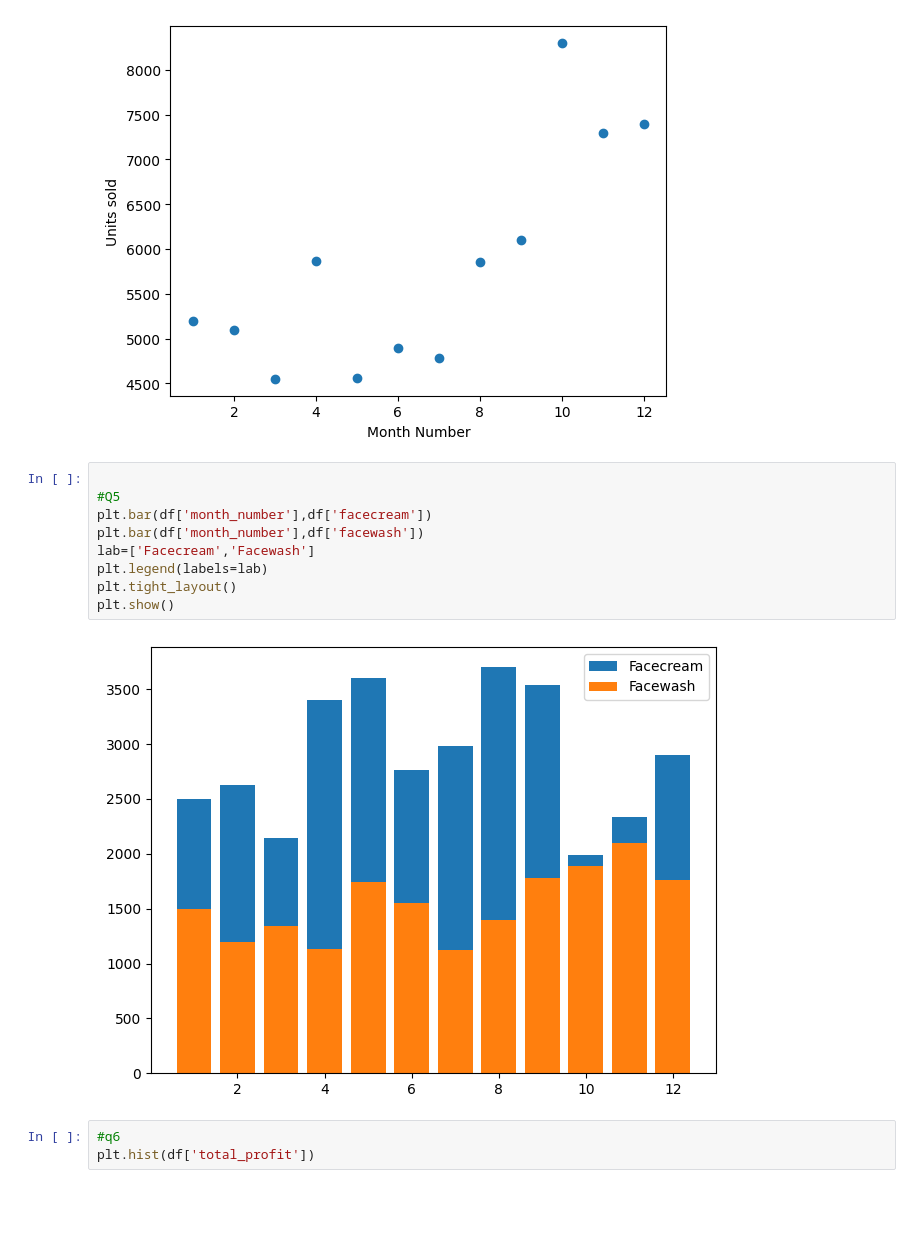
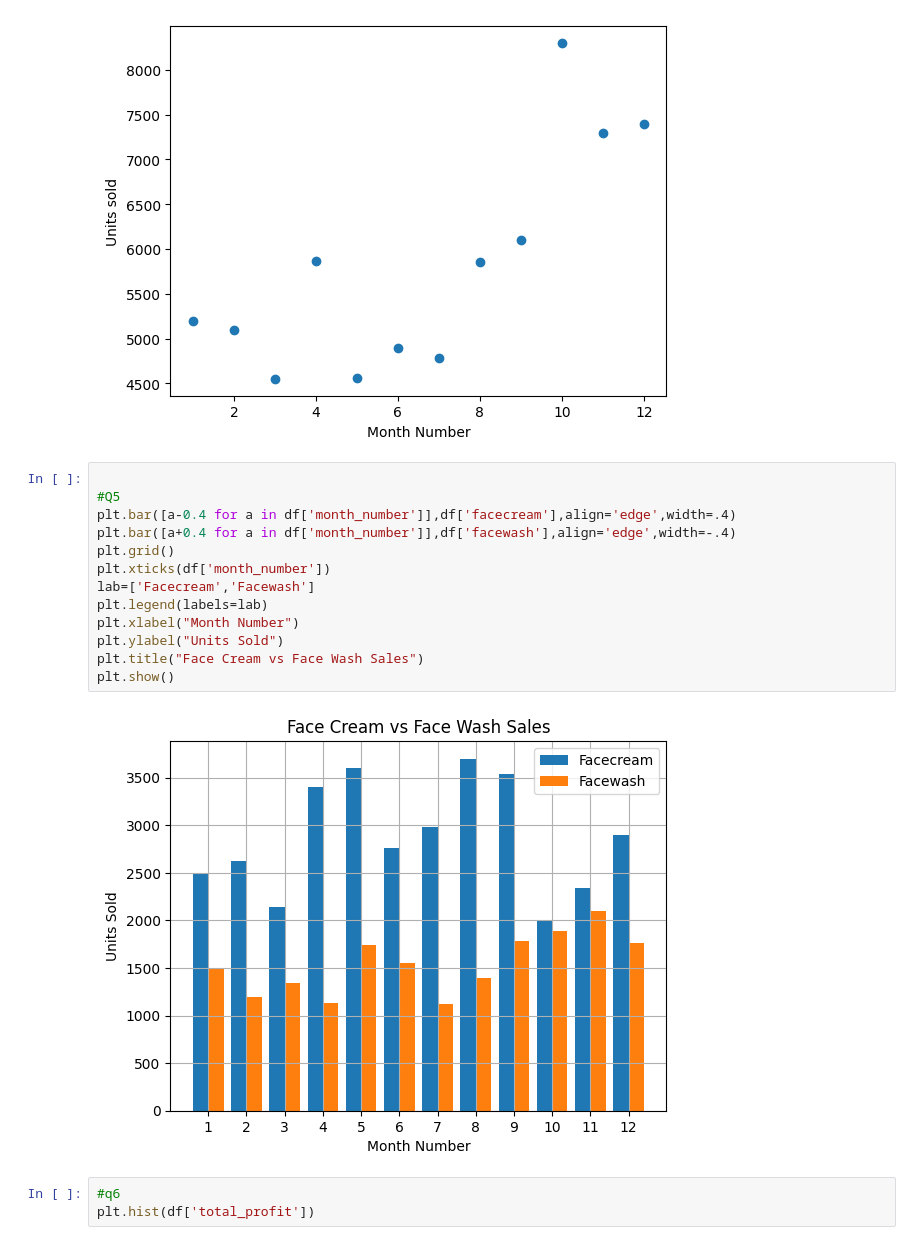
Before and after one commit to JoeVA2020/DS_OCT_ML, a Jupyter notebook: Mathplot/company_sales.ipynb, the cells around one changed output. Cells and saved outputs as stored; diff of their text form; blank space fills up the shorter version.

```diff
--- a/Mathplot/company_sales.ipynb
+++ b/Mathplot/company_sales.ipynb
@@ -54,14 +57,18 @@ Text(0, 0.5, 'Units sold')
 # %%
 
 #Q5
-plt.bar(df['month_number'],df['facecream'])
-plt.bar(df['month_number'],df['facewash'])
+plt.bar([a-0.4 for a in df['month_number']],df['facecream'],align='edge',width=.4)
+plt.bar([a+0.4 for a in df['month_number']],df['facewash'],align='edge',width=-.4)
+plt.grid()
+plt.xticks(df['month_number'])
 lab=['Facecream','Facewash']
 plt.legend(labels=lab)
-plt.tight_layout()
+plt.xlabel("Month Number")
+plt.ylabel("Units Sold")
+plt.title("Face Cream vs Face Wash Sales")
 plt.show()
 # %% [output]
-[figure, old version]
+[figure, new version]
 # %%
 #q6
 plt.hist(df['total_profit'])
```
Also changed, not shown: parts of 3 cells of this notebook, 1 other file.
